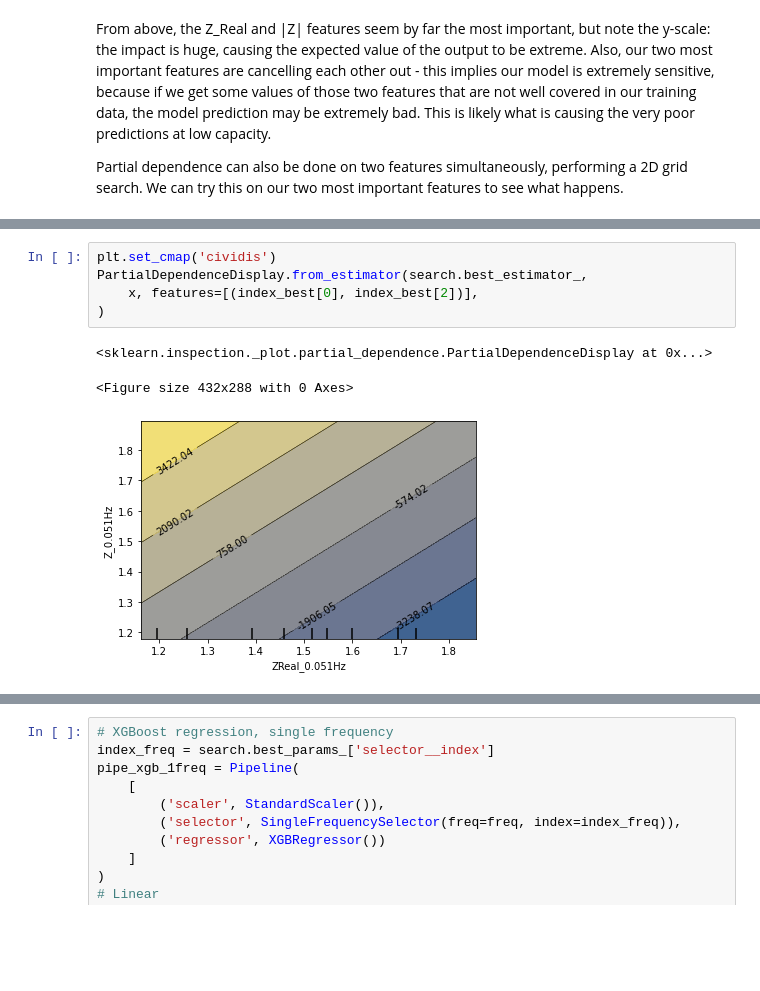
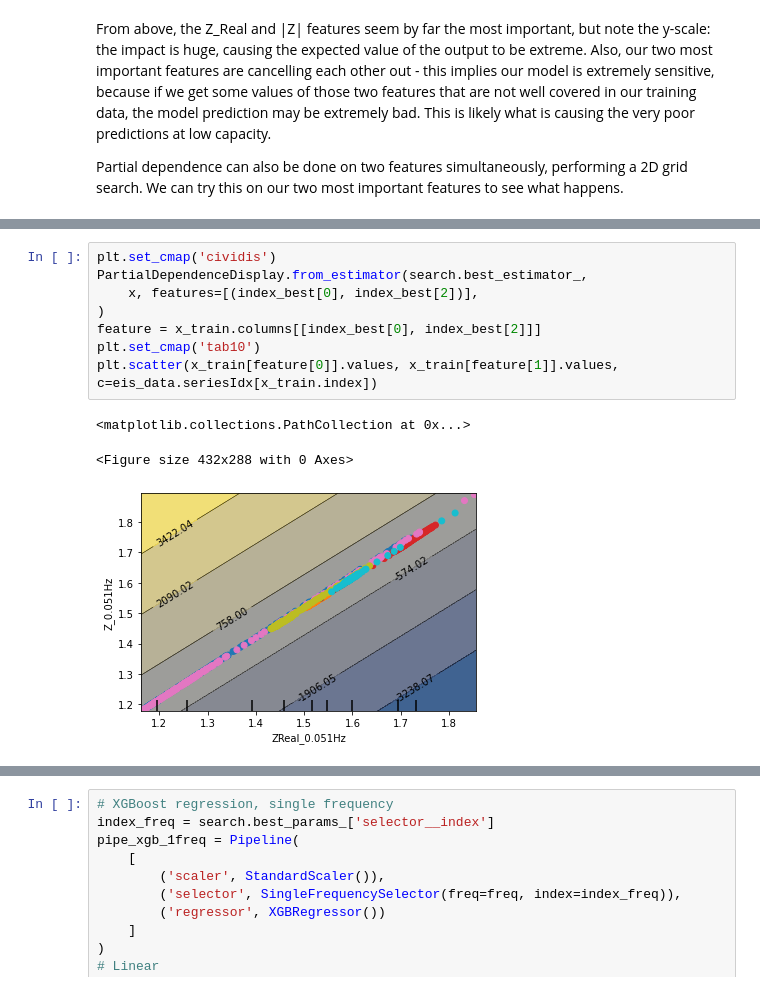
Before and after one commit to battery-data-commons/mrs-sp22-tutorial, a Jupyter notebook: ml_predicting_capacity_with_eis.ipynb, the cells around one changed output, grey strips where cells are left out. Drawn from its saved outputs; the diff is of its cells as text; blank space fills up the shorter version.

```diff
--- a/ml_predicting_capacity_with_eis.ipynb
+++ b/ml_predicting_capacity_with_eis.ipynb
@@ -504,10 +528,13 @@ Partial dependence can also be done on two features simultaneously, performing a
 # %%
 plt.set_cmap('cividis')
 PartialDependenceDisplay.from_estimator(search.best_estimator_,
     x, features=[(index_best[0], index_best[2])],
 )
+feature = x_train.columns[[index_best[0], index_best[2]]]
+plt.set_cmap('tab10')
+plt.scatter(x_train[feature[0]].values, x_train[feature[1]].values, c=eis_data.seriesIdx[x_train.index])
 # %% [output]
-<sklearn.inspection._plot.partial_dependence.PartialDependenceDisplay at 0x...>
+<matplotlib.collections.PathCollection at 0x...>
 <Figure size 432x288 with 0 Axes>
-[figure, old version]
+[figure, new version]
 # %% [markdown]
```
Also changed, not shown: parts of 10 cells of this notebook.
